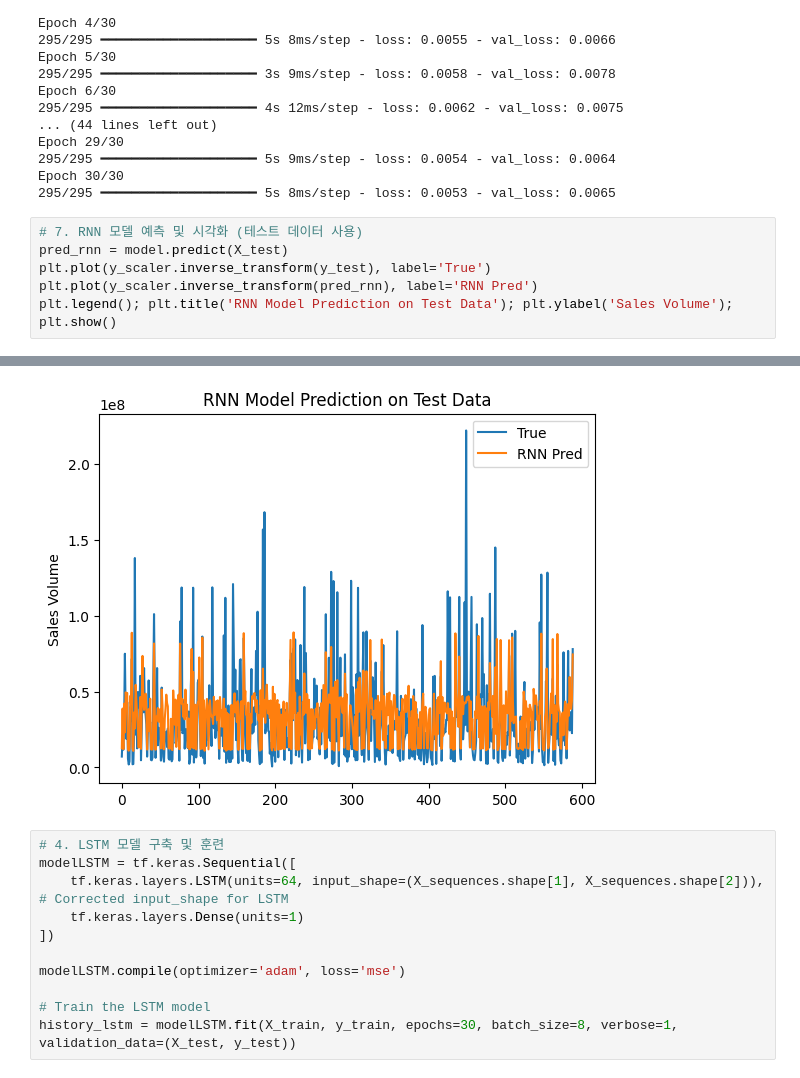
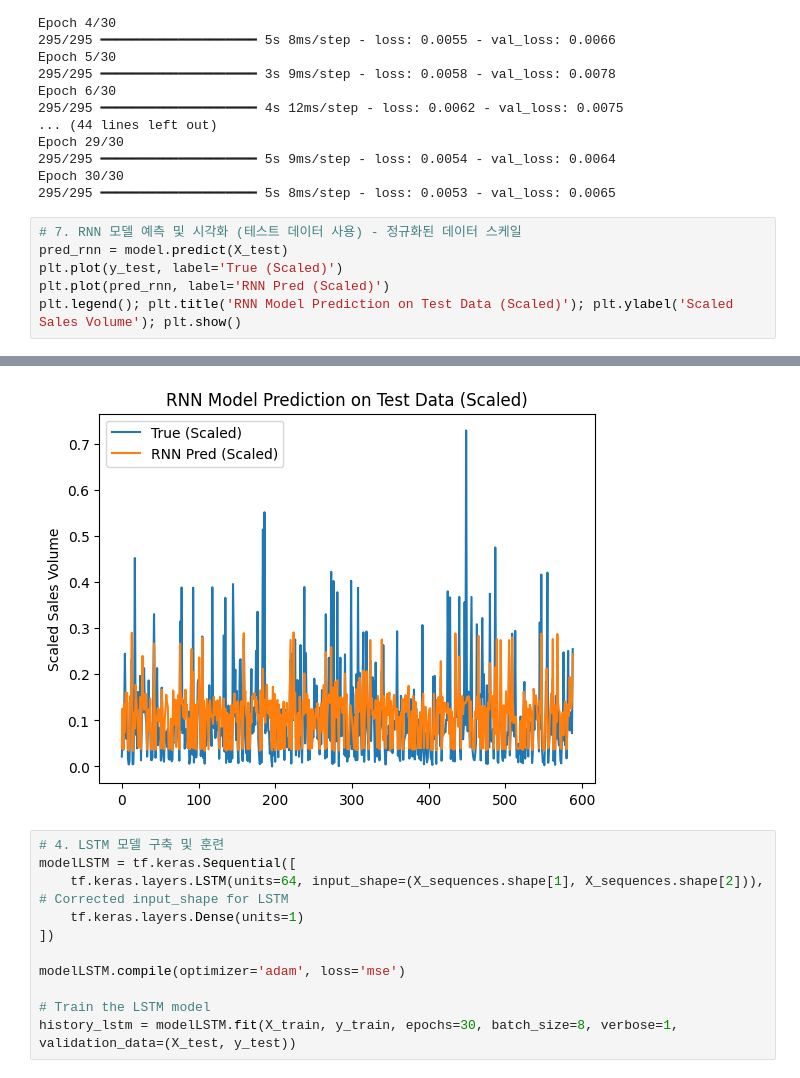
Before and after one commit to Sevenc1over/AI-class, a Jupyter notebook: 9주차/텐서플로우_RNN2.ipynb, the cells around one changed output, grey strips where cells are left out. Saved outputs shown, nothing was run; the diff lists cells and outputs as text.

```diff
--- a/9주차/텐서플로우_RNN2.ipynb
+++ b/9주차/텐서플로우_RNN2.ipynb
@@ -100,9 +100,9 @@ Epoch 29/30
 Epoch 30/30
 295/295 ━━━━━━━━━━━━━━━━━━━━ 5s 8ms/step - loss: 0.0053 - val_loss: 0.0065
 # %%
-# 7. RNN 모델 예측 및 시각화 (테스트 데이터 사용)
+# 7. RNN 모델 예측 및 시각화 (테스트 데이터 사용) - 정규화된 데이터 스케일
 pred_rnn = model.predict(X_test)
-plt.plot(y_scaler.inverse_transform(y_test), label='True')
-plt.plot(y_scaler.inverse_transform(pred_rnn), label='RNN Pred')
-plt.legend(); plt.title('RNN Model Prediction on Test Data'); plt.ylabel('Sales Volume'); plt.show()
+plt.plot(y_test, label='True (Scaled)')
+plt.plot(pred_rnn, label='RNN Pred (Scaled)')
+plt.legend(); plt.title('RNN Model Prediction on Test Data (Scaled)'); plt.ylabel('Scaled Sales Volume'); plt.show()
 # %% [output]
@@ -110,4 +110,4 @@ plt.legend(); plt.title('RNN Model Prediction on Test Data'); plt.ylabel('Sales
-[figure, old version]
+[figure, new version]
 # %%
 # 4. LSTM 모델 구축 및 훈련
 modelLSTM = tf.keras.Sequential([
```
Also changed, not shown: parts of 2 cells of this notebook.
